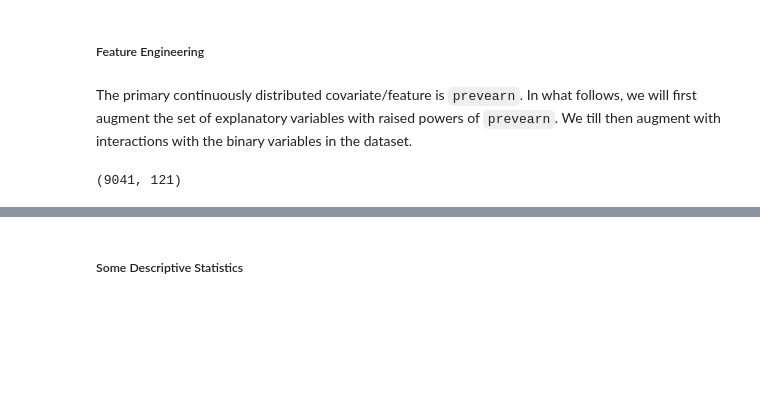
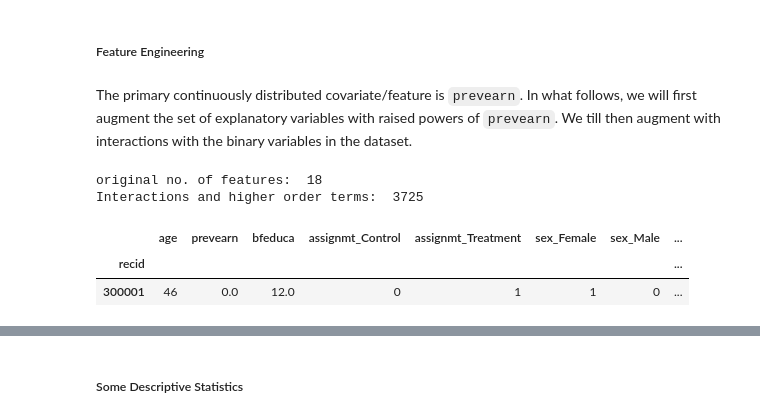
Before and after one commit to omondal/DR_ATE_estimation, a Jupyter notebook: multi_treatment_ate.ipynb, the cells around one changed output, grey strips where cells are left out. Saved outputs shown, nothing was run; the diff lists cells and outputs as text; code cells hidden in the pictures; blank space fills up the shorter version.

```diff
--- a/multi_treatment_ate.ipynb
+++ b/multi_treatment_ate.ipynb
@@ -195,17 +194,26 @@ jtpa_features_augmented = pd.get_dummies(jtpa_features_augmented)
 #Add powers of 'prevearn'
 for n in range(2, 4):
     jtpa_features_augmented['prevearn_{}'.format(n)] = jtpa_keep.prevearn**n
+
 #Now add interactions upto user specified order
-poly_terms = PolynomialFeatures(4, include_bias=False)
-jtpa_features_augmented_colnames = poly_terms.fit(jtpa_features_augmented).get_feature_names_out(jtpa_features_augmented.columns)
-jtpa_features_augmented = pd.DataFrame(poly_terms.fit_transform(jtpa_features_augmented))
+poly_terms = PolynomialFeatures(degree = (2,4), include_bias=False)
+poly_terms.fit(jtpa_features_augmented)
+jtpa_features_polyterms_colnames =poly_terms.get_feature_names_out(jtpa_features_augmented.columns)
+jtpa_features_polyterms = pd.DataFrame(poly_terms.fit_transform(jtpa_features_augmented), index = jtpa_keep.index)
+jtpa_features_polyterms.columns = jtpa_features_polyterms_colnames
 
 #Drop duplicated columns. Higher order interactions of binary variables will equal lower order interaction terms.
-dup_columns = jtpa_features_augmented.apply(lambda x: x.duplicated(),axis=1).all(axis=0)
-jtpa_features_augmented = jtpa_features_augmented.loc[:,~dup_columns].copy()
-jtpa_features_augmented.columns = jtpa_features_augmented_colnames[~dup_columns]
+jtpa_features_polyterms = jtpa_features_polyterms.loc[:, ~jtpa_features_polyterms.T.duplicated(keep = 'first')]
 
 #How many unique features do we end up with?
-jtpa_features_augmented.shape
+print('original no. of features: ', jtpa_features_augmented.shape[1])
+print('Interactions and higher order terms: ', jtpa_features_polyterms.shape[1])
 # %% [output]
-(9041, 121)
+original no. of features:  18
+Interactions and higher order terms:  3725
+# %%
+jtpa_features_augmented.head(1)
+# %% [output]
+|  | age | prevearn | bfeduca | assignmt_Control | assignmt_Treatment | sex_Female | sex_Male | ... |
+| recid |  |  |  |  |  |  |  | ... |
+| 300001 | 46 | 0.0 | 12.0 | 0 | 1 | 1 | 0 | ... |
```
Also changed, not shown: parts of 19 cells of this notebook.
